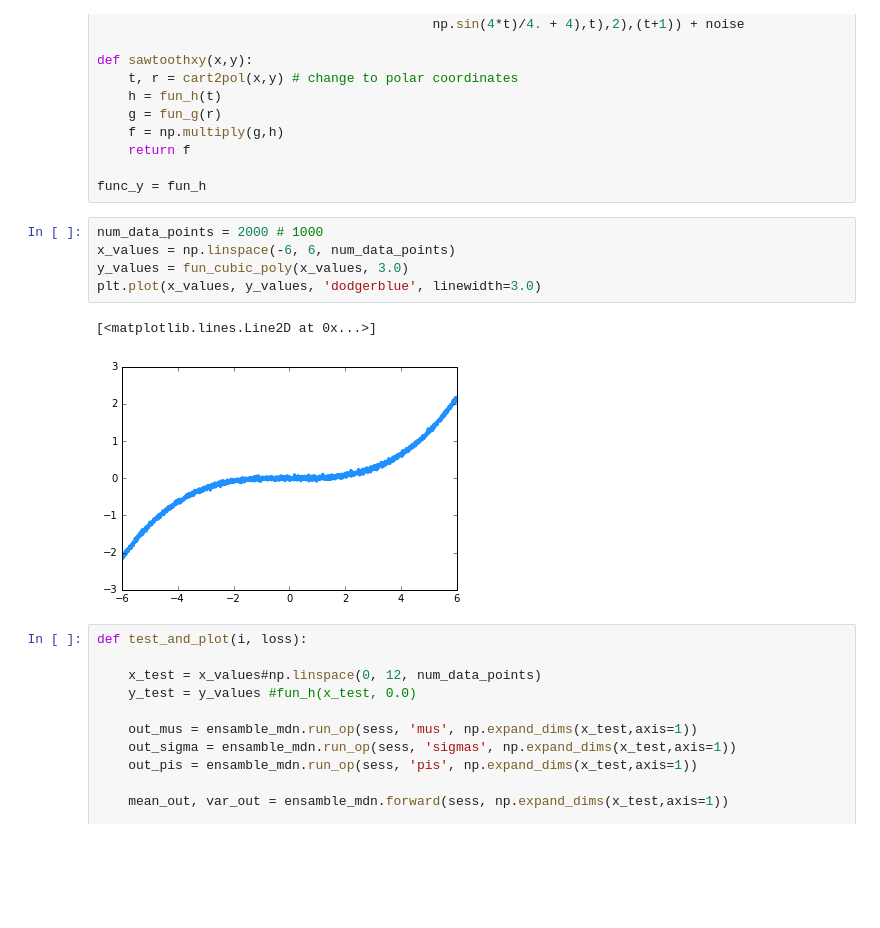
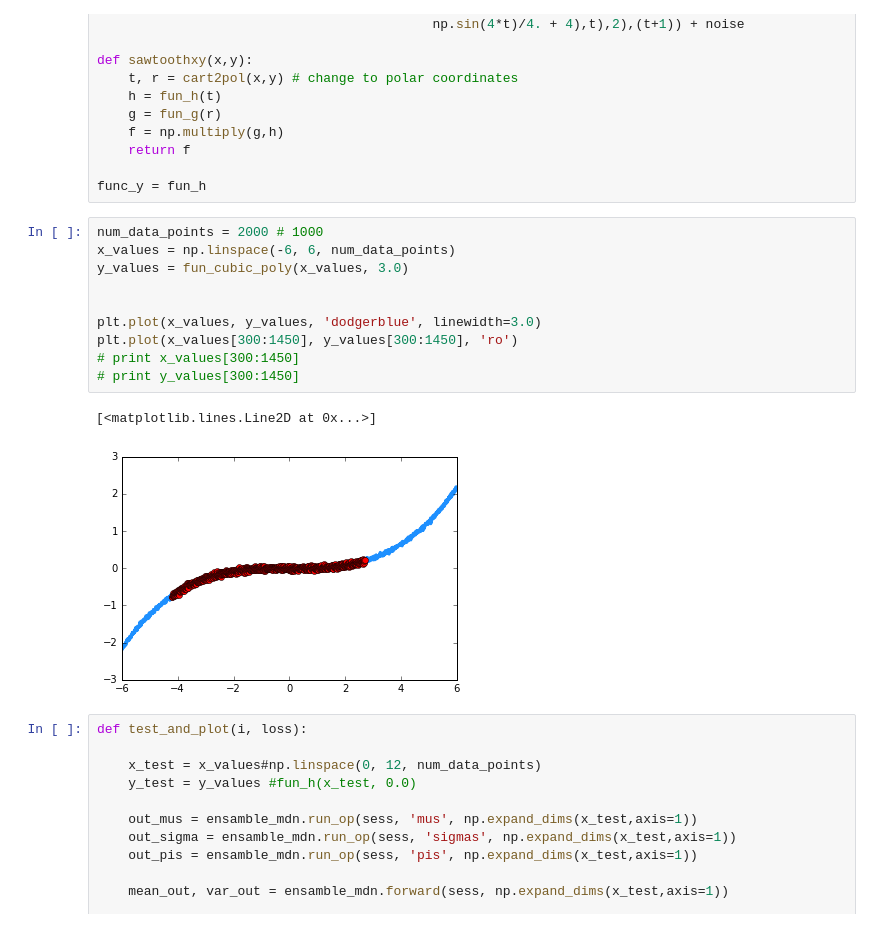
Before and after one commit to eaa3/aml_dl, a Jupyter notebook: src/aml_dl/mdn/notebooks/ensemble_toy_incremental_training_example.ipynb, the cells around one changed output. Cells and saved outputs as stored; diff of their text form; blank space fills up the shorter version.

```diff
--- a/src/aml_dl/mdn/notebooks/ensemble_toy_incremental_training_example.ipynb
+++ b/src/aml_dl/mdn/notebooks/ensemble_toy_incremental_training_example.ipynb
@@ -134,11 +128,16 @@ func_y = fun_h
 # %%
 num_data_points = 2000 # 1000
 x_values = np.linspace(-6, 6, num_data_points)
 y_values = fun_cubic_poly(x_values, 3.0)
+
+
 plt.plot(x_values, y_values, 'dodgerblue', linewidth=3.0)
+plt.plot(x_values[300:1450], y_values[300:1450], 'ro')
+# print x_values[300:1450]
+# print y_values[300:1450]
 # %% [output]
 [<matplotlib.lines.Line2D at 0x...>]
-[figure, old version]
+[figure, new version]
 # %%
 def test_and_plot(i, loss):
 
```
Also changed, not shown: parts of 11 cells of this notebook.
